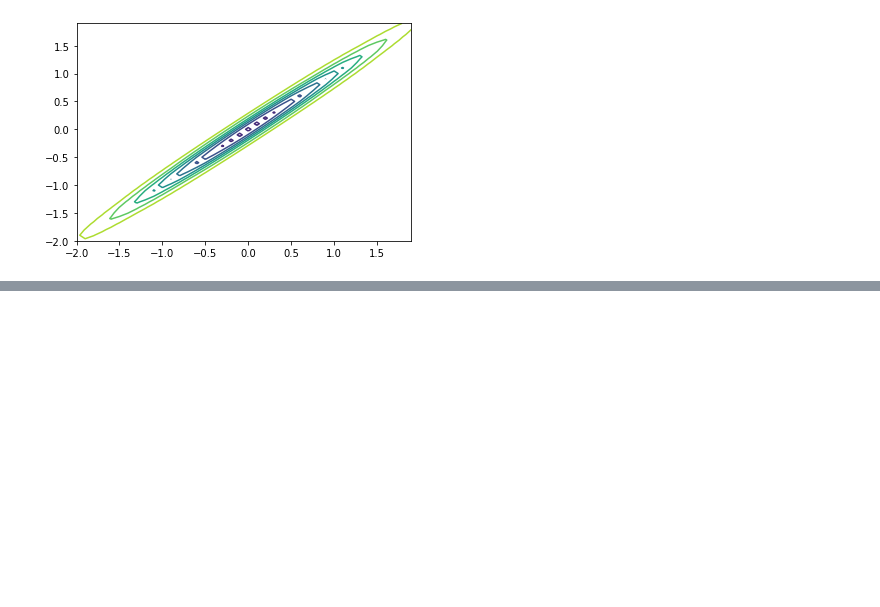
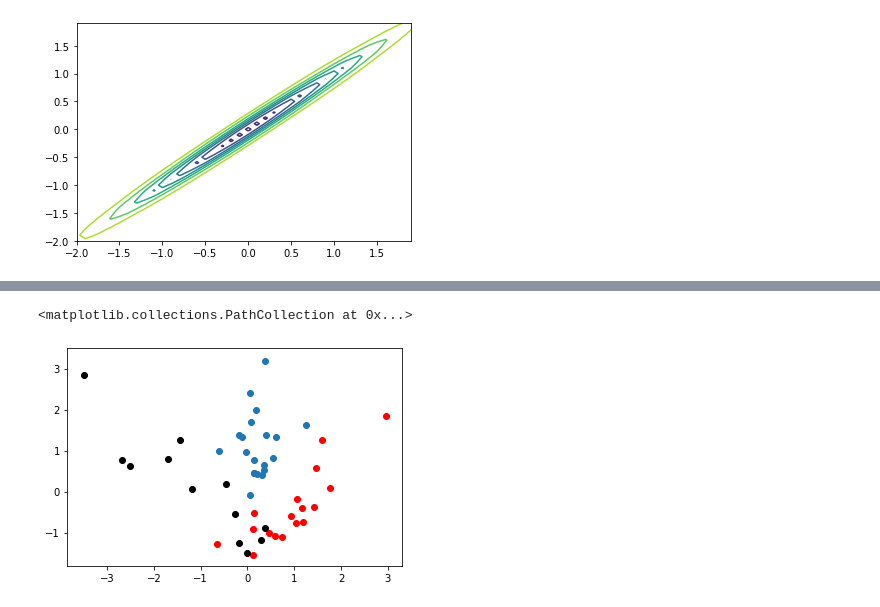
Before and after one commit to StephenElston/CSCI_E_82A_Probabalistic_Programming, a Jupyter notebook: Lesson8_LVM_Variational/Introduction_LVM_Variational.ipynb, the cells around one changed output, grey strips where cells are left out. Saved outputs shown, nothing was run; the diff lists cells and outputs as text; code cells hidden in the pictures; blank space fills up the shorter version.

```diff
--- a/Lesson8_LVM_Variational/Introduction_LVM_Variational.ipynb
+++ b/Lesson8_LVM_Variational/Introduction_LVM_Variational.ipynb
@@ -371,0 +373,11 @@ plt.contour(x_values, y_values, gaussian_pdf)
+# %%
+nsamples = 50
+samples1 = multivariate_normal.rvs(mean=mean1, cov=cov1, size = int(mixture_coefficient[0] * nsamples))
+plt.scatter(samples1[:,1], samples1[:,0], color = 'r')
+samples2 = multivariate_normal.rvs(mean=mean2, cov=cov2, size = int(mixture_coefficient[1] * nsamples))
+plt.scatter(samples2[:,1], samples2[:,0], color = 'black')
+samples3 = multivariate_normal.rvs(mean=mean3, cov=cov3, size = int(mixture_coefficient[2] * nsamples))
+plt.scatter(samples3[:,1], samples3[:,0])
+# %% [output]
+<matplotlib.collections.PathCollection at 0x...>
+[figure, added]
```
Also changed, not shown: parts of 28 cells of this notebook.
